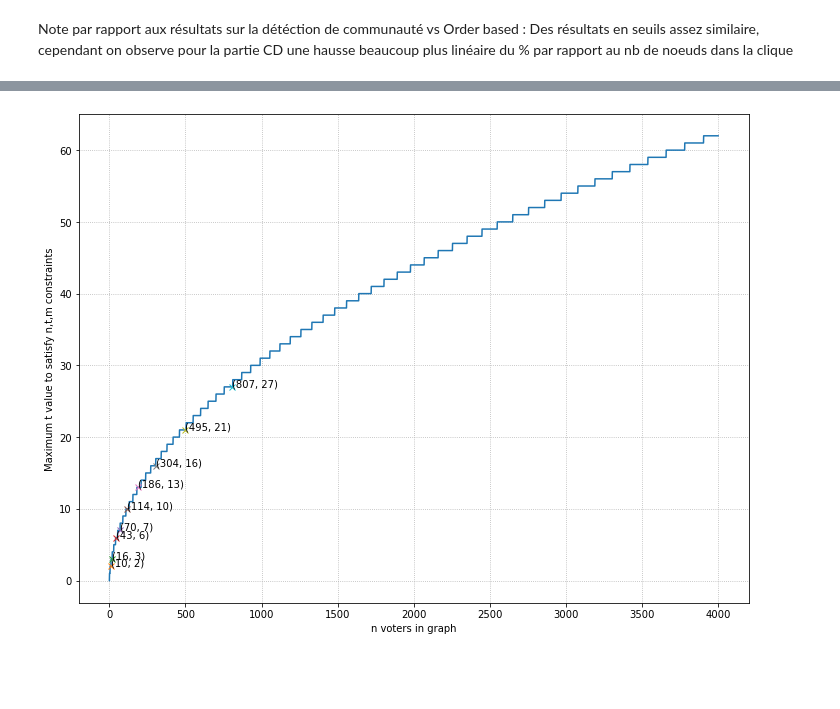
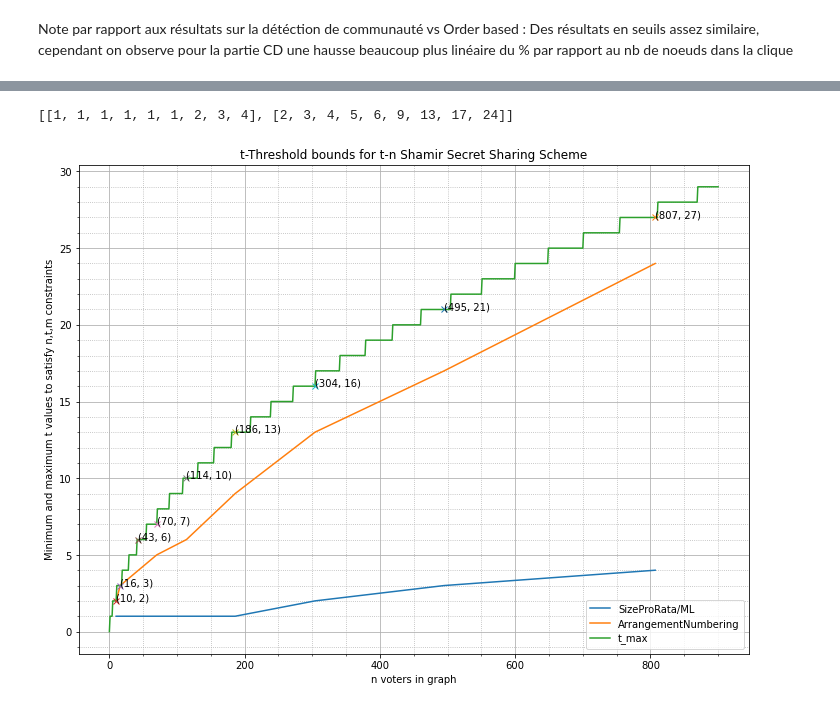
Before and after one commit to mbettinger/collusion-resistant-worker-set-selection, a Jupyter notebook: notebooks/experimentation_analysis.ipynb, the cells around one changed output, grey strips where cells are left out. Saved outputs shown, nothing was run; the diff lists cells and outputs as text; code cells hidden in the pictures; blank space fills up the shorter version.

```diff
--- a/notebooks/experimentation_analysis.ipynb
+++ b/notebooks/experimentation_analysis.ipynb
@@ -275,8 +260,8 @@ threshold=0.95
 for minDist in range(1,4):
     cliqueSizeByMinDist = [[ element.get(minDist) for element in cliqueSize if element.get(minDist) is not None]
                               for cliqueSize in cliqueSizes]
-    plotData={"suptitle":"Seuil de taille de cliques de workers distants d'au plus {}".format(minDist),
-             "title":"% des executions tq |maxClique| <= x workers".format(minDist, threshold),
+    plotData={"suptitle":"Clique-size threshold of workers distants of at most {}".format(minDist),
+             "title":"".format(minDist, threshold),
              }
     thresholds=workerThreshold(cliqueSizeByMinDist, minDist, threshold,plotData)
     print(thresholds)
@@ -302,24 +409,40 @@ Note par rapport aux résultats sur la détéction de communauté vs Order based
+# %%
+maxCliquesPerWorkersandMethod.values.tolist()
+# %% [output]
+[[1, 1, 1, 1, 1, 1, 2, 3, 4], [2, 3, 4, 5, 6, 9, 13, 17, 24]]
 # %%
 import numpy.polynomial.polynomial as nppol
-def maxTbyParticipantsCount(maxParticipants, interestValues,figax=(None,None), imgPath=None):
+def maxTbyParticipantsCount(maxParticipants, interestValues, addedPlots=None, imgPath=None):
     assert all([i <=maxParticipants for i in interestValues])
     fig, ax=plt.subplots(nrows=1,ncols=1, figsize=(12,9))
     racPosMaxT=lambda x:int(nppol.polyroots([-x-1, 1, 1])[1])
     maxTs=[racPosMaxT(x) for x in range(maxParticipants+1)]
-
-    ax.plot(range(maxParticipants+1),maxTs)
+    if addedPlots is None:
+        addedPlots=[maxTs]
+        Xs=[range(maxParticipants+1)]
+    else:
+        Xs=[interestValues for i in range(len(addedPlots))]
+        addedPlots.append(maxTs)
+        Xs.append(range(maxParticipants+1))
+        #print(addedPlots,Xs)
+    for idx, X in enumerate(Xs):
+        ax.plot(X,addedPlots[idx])
     ax.set_xlabel("n voters in graph")
-    ax.set_ylabel("Maximum t value to satisfy n,t,m constraints")
-    ax.grid(linestyle=':')
-
+    ax.set_ylabel("Minimum and maximum t values to satisfy n,t,m constraints")
+    ax.minorticks_on()
+    ax.grid(which="minor",linestyle=':')
+    ax.grid(which="major",linestyle='-')
+    ax.legend(loc='lower right',labels=["SizeProRata/ML","ArrangementNumbering","t_max"])
     for value in interestValues:
         maxT=maxTs[value]
         ax.plot(value,maxT, marker='x', label="()")
         ax.annotate('(%s, %s)' % (value,maxT), xy=(value,maxT), textcoords='data')
+
+    ax.set_title("t-Threshold bounds for t-n Shamir Secret Sharing Scheme")
     if imgPath is not None:
         fig.savefig(imgPath)
     #plt.close(fig)
 # %%
-maxTbyParticipantsCount(4000,[10,16,43,70,114,186,304,495,807])
+maxTbyParticipantsCount(900,[10,16,43,70,114,186,304,495,807],maxCliquesPerWorkersandMethod.values.tolist())
 # %% [output]
-[figure, old version]
+[figure, new version]
```
Also changed, not shown: parts of 7 cells of this notebook, 3 other files.
